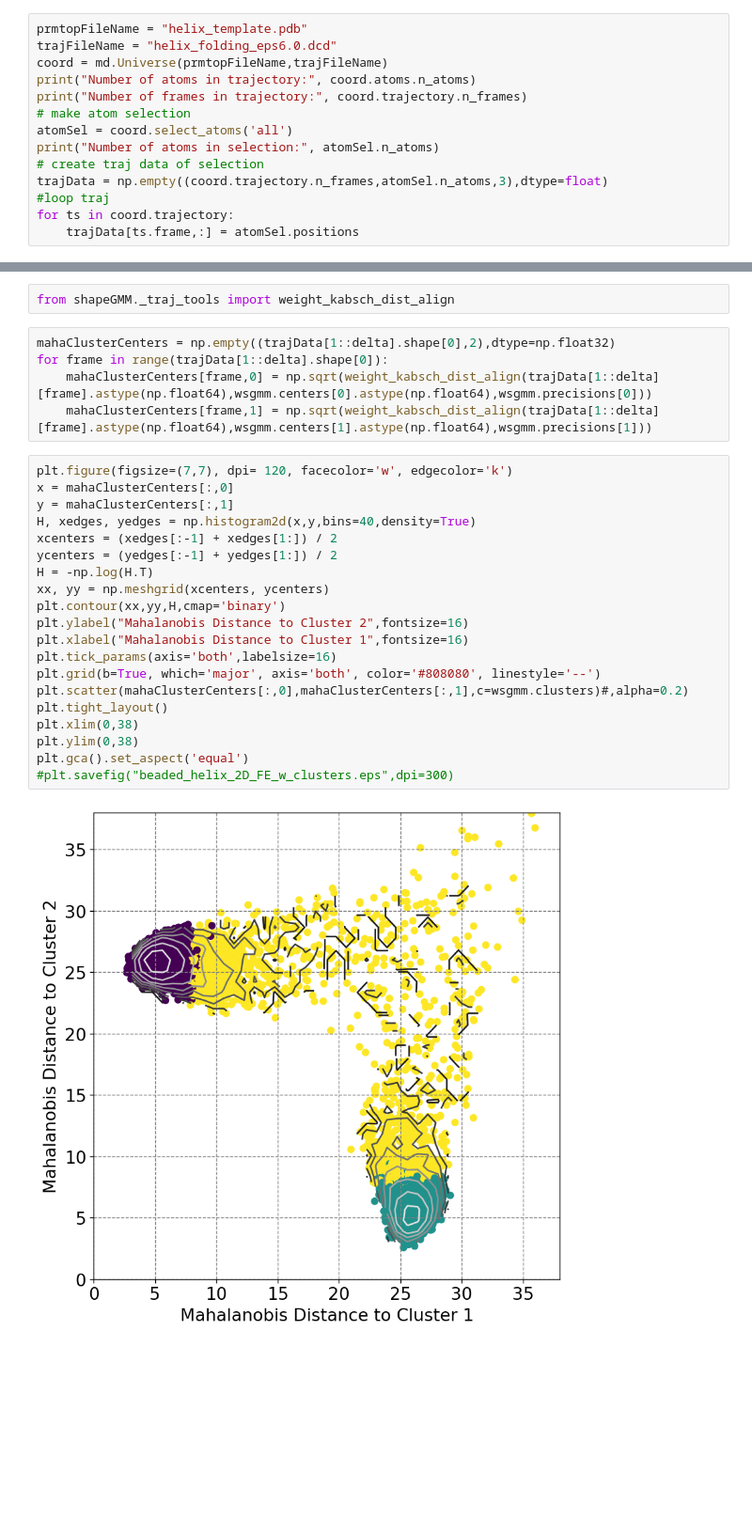
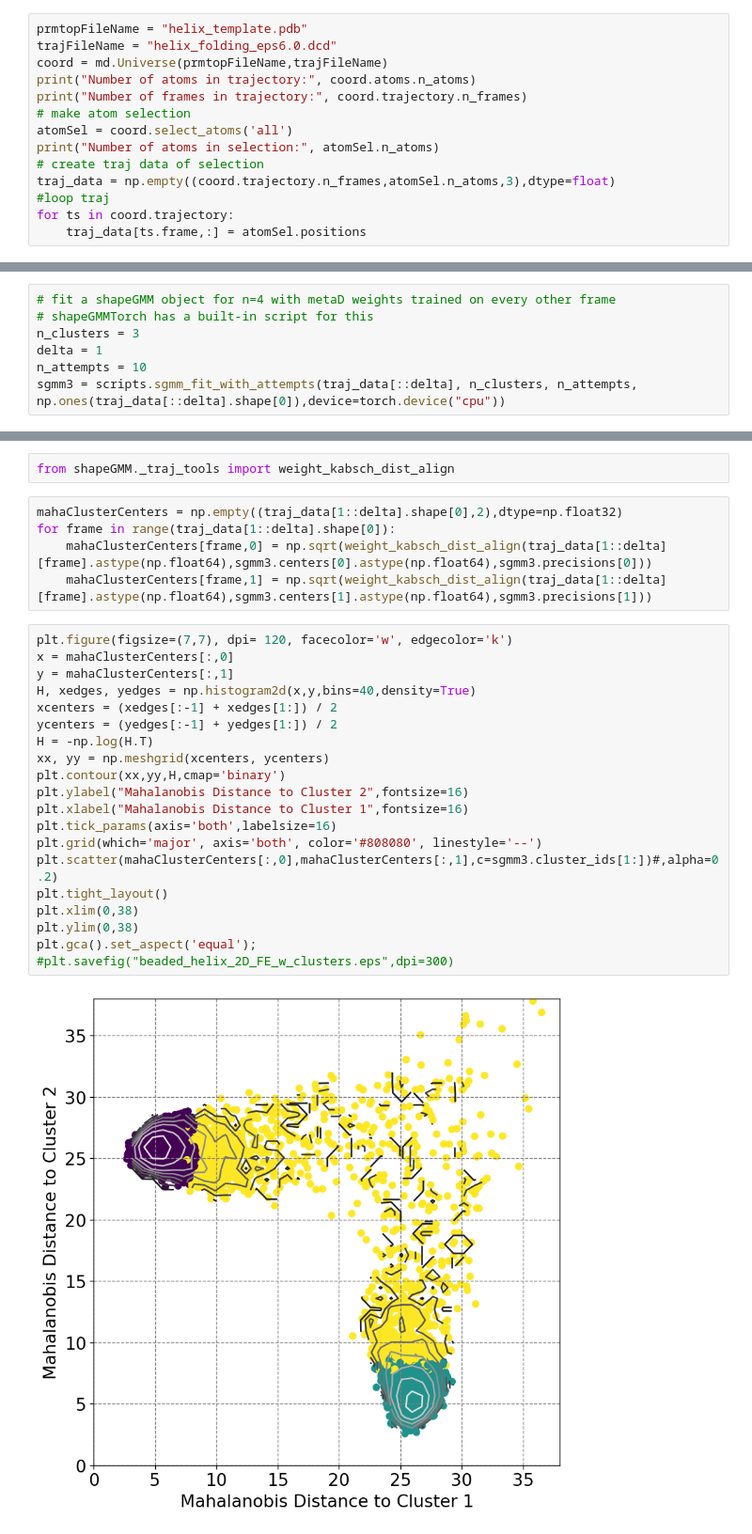
Before and after one commit to mccullaghlab/shapeGMMTorch, a Jupyter notebook: examples/beaded_helix_example/cluster_beaded_helix.ipynb, the cells around one changed output, grey strips where cells are left out. Shown at 94% size. Cells and saved outputs as stored; diff of their text form; blank space fills up the shorter version.

```diff
--- a/examples/beaded_helix_example/cluster_beaded_helix.ipynb
+++ b/examples/beaded_helix_example/cluster_beaded_helix.ipynb
@@ -25,10 +28,10 @@ print("Number of frames in trajectory:", coord.trajectory.n_frames)
 atomSel = coord.select_atoms('all')
 print("Number of atoms in selection:", atomSel.n_atoms)
 # create traj data of selection
-trajData = np.empty((coord.trajectory.n_frames,atomSel.n_atoms,3),dtype=float)
+traj_data = np.empty((coord.trajectory.n_frames,atomSel.n_atoms,3),dtype=float)
 #loop traj
 for ts in coord.trajectory:
-    trajData[ts.frame,:] = atomSel.positions
+    traj_data[ts.frame,:] = atomSel.positions
 # %% [output]
 Number of atoms in trajectory: 12
 Number of frames in trajectory: 10001
@@ -123,0 +87,7 @@ wsgmm = objs[np.argmax(log_likes)]
+# %%
+# fit a shapeGMM object for n=4 with metaD weights trained on every other frame
+# shapeGMMTorch has a built-in script for this
+n_clusters = 3
+delta = 1
+n_attempts = 10
+sgmm3 = scripts.sgmm_fit_with_attempts(traj_data[::delta], n_clusters, n_attempts, np.ones(traj_data[::delta].shape[0]),device=torch.device("cpu"))
@@ -134,29 +120,29 @@ entire_traj_clusters, entire_traj_traj, entire_traj_log_lik = wsgmm.predict(traj
 # %%
 from shapeGMM._traj_tools import weight_kabsch_dist_align
 # %%
-mahaClusterCenters = np.empty((trajData[1::delta].shape[0],2),dtype=np.float32)
-for frame in range(trajData[1::delta].shape[0]):
-    mahaClusterCenters[frame,0] = np.sqrt(weight_kabsch_dist_align(trajData[1::delta][frame].astype(np.float64),wsgmm.centers[0].astype(np.float64),wsgmm.precisions[0]))
-    mahaClusterCenters[frame,1] = np.sqrt(weight_kabsch_dist_align(trajData[1::delta][frame].astype(np.float64),wsgmm.centers[1].astype(np.float64),wsgmm.precisions[1]))
+mahaClusterCenters = np.empty((traj_data[1::delta].shape[0],2),dtype=np.float32)
+for frame in range(traj_data[1::delta].shape[0]):
+    mahaClusterCenters[frame,0] = np.sqrt(weight_kabsch_dist_align(traj_data[1::delta][frame].astype(np.float64),sgmm3.centers[0].astype(np.float64),sgmm3.precisions[0]))
+    mahaClusterCenters[frame,1] = np.sqrt(weight_kabsch_dist_align(traj_data[1::delta][frame].astype(np.float64),sgmm3.centers[1].astype(np.float64),sgmm3.precisions[1]))
 # %%
 plt.figure(figsize=(7,7), dpi= 120, facecolor='w', edgecolor='k')
 x = mahaClusterCenters[:,0]
 y = mahaClusterCenters[:,1]
 H, xedges, yedges = np.histogram2d(x,y,bins=40,density=True)
 xcenters = (xedges[:-1] + xedges[1:]) / 2
 ycenters = (yedges[:-1] + yedges[1:]) / 2
 H = -np.log(H.T)
 xx, yy = np.meshgrid(xcenters, ycenters)
 plt.contour(xx,yy,H,cmap='binary')
 plt.ylabel("Mahalanobis Distance to Cluster 2",fontsize=16)
 plt.xlabel("Mahalanobis Distance to Cluster 1",fontsize=16)
 plt.tick_params(axis='both',labelsize=16)
-plt.grid(b=True, which='major', axis='both', color='#808080', linestyle='--')
-plt.scatter(mahaClusterCenters[:,0],mahaClusterCenters[:,1],c=wsgmm.clusters)#,alpha=0.2)
+plt.grid(which='major', axis='both', color='#808080', linestyle='--')
+plt.scatter(mahaClusterCenters[:,0],mahaClusterCenters[:,1],c=sgmm3.cluster_ids[1:])#,alpha=0.2)
 plt.tight_layout()
 plt.xlim(0,38)
 plt.ylim(0,38)
-plt.gca().set_aspect('equal')
+plt.gca().set_aspect('equal');
 #plt.savefig("beaded_helix_2D_FE_w_clusters.eps",dpi=300)
 # %% [output]
-[figure, old version]
+[figure, new version]
```
Also changed, not shown: parts of 8 cells of this notebook.
